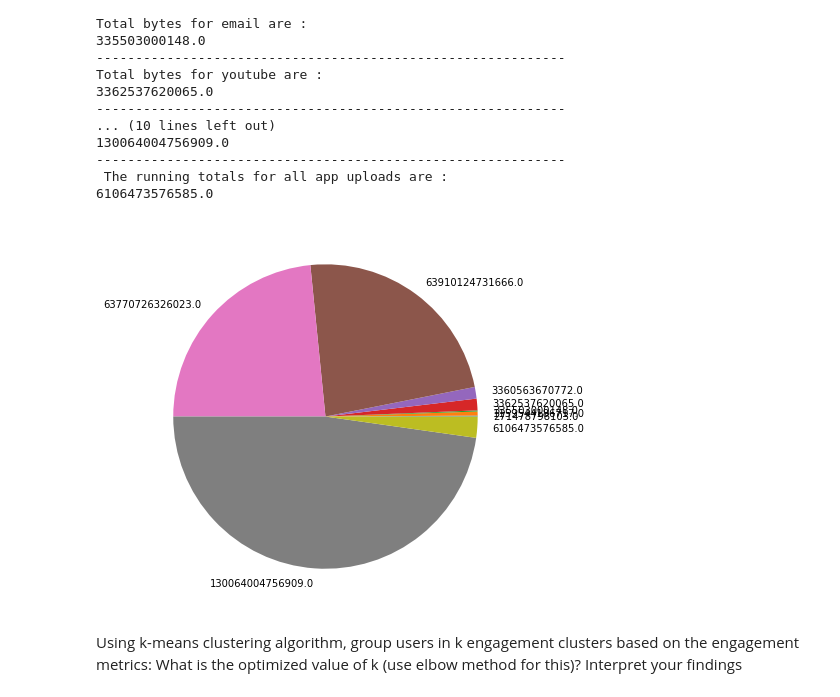
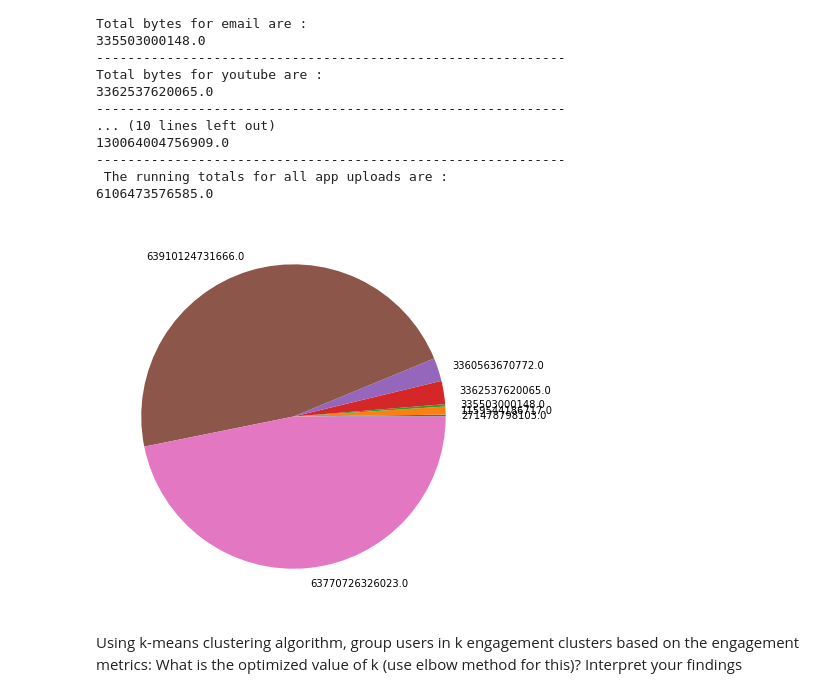
Before and after one commit to bwibokhaabi/Telecomms, a Jupyter notebook: notebooks/user engagement.ipynb, the cells around one changed output. Cells and saved outputs as stored; diff of their text form; code cells hidden in the pictures.

```diff
--- a/notebooks/user engagement.ipynb
+++ b/notebooks/user engagement.ipynb
@@ -447,19 +473,17 @@ Total bytes for youtube are :
 # %%
 import matplotlib.pyplot as plt
 
 
-data = [total_socials ,total_google ,total_email ,total_youtube ,total_netflix ,total_gaming ,total_other ,sum_of_totals_dl
-
-,sum_of_totals_ul]
+data = [total_socials ,total_google ,total_email ,total_youtube ,total_netflix ,total_gaming ,total_other]
 
 # Creating plot
 fig = plt.figure(figsize =(10, 7))
 plt.pie(data, labels = data)
 
 # show plot
 plt.show()
 # %% [output]
-[figure, old version]
+[figure, new version]
 # %% [markdown]
 Using k-means clustering algorithm, group users in k engagement clusters based on the engagement metrics: What is the optimized value of k (use elbow method for this)?
 Interpret your findings
```
Also changed, not shown: parts of 16 cells of this notebook, 1 other file.
